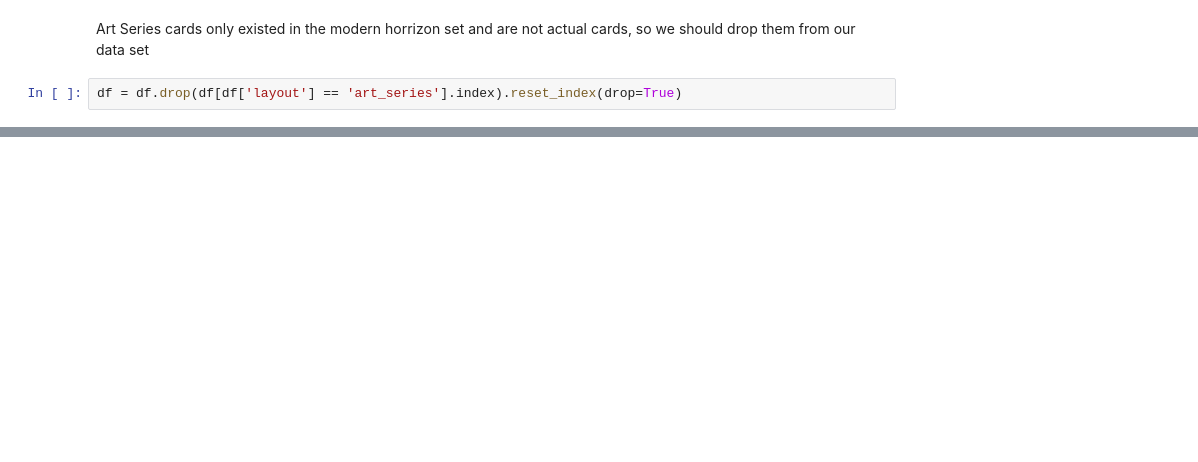
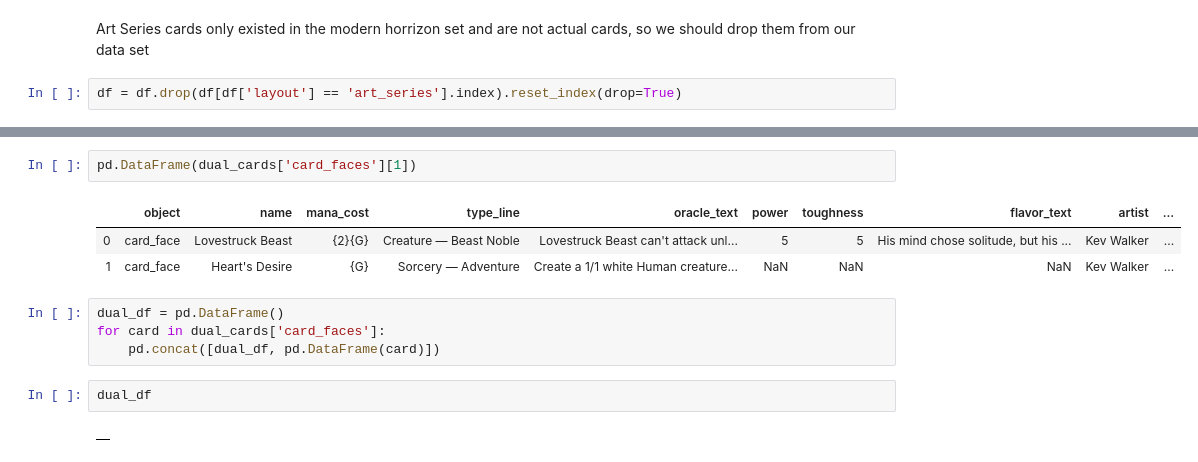
Before and after one commit to CreightonAshton/MTG_Recommender, a Jupyter notebook: Code/01 - Cleaning.ipynb, the cells around one changed output, grey strips where cells are left out. Cells and saved outputs as stored; diff of their text form; blank space fills up the shorter version.

```diff
--- a/Code/01 - Cleaning.ipynb
+++ b/Code/01 - Cleaning.ipynb
@@ -168,0 +261,14 @@ df[(df['mana_cost'].isnull()) & (df['layout'] != 'transform')]
+# %%
+pd.DataFrame(dual_cards['card_faces'][1])
+# %% [output]
+|  | object | name | mana_cost | type_line | oracle_text | power | toughness | flavor_text | artist | ... |
+| 0 | card_face | Lovestruck Beast | {2}{G} | Creature — Beast Noble | Lovestruck Beast can't attack unl... | 5 | 5 | His mind chose solitude, but his ... | Kev Walker | ... |
+| 1 | card_face | Heart's Desire | {G} | Sorcery — Adventure | Create a 1/1 white Human creature... | NaN | NaN | NaN | Kev Walker | ... |
+# %%
+dual_df = pd.DataFrame()
+for card in dual_cards['card_faces']:
+    pd.concat([dual_df, pd.DataFrame(card)])
+# %%
+dual_df
+# %% [output]
+|  |
```
Also changed, not shown: parts of 38 cells of this notebook.
